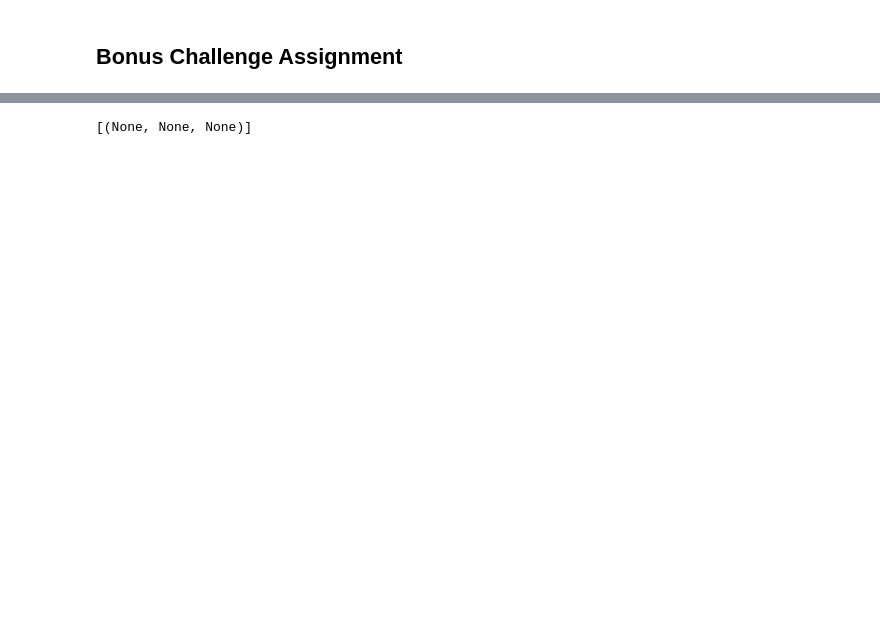
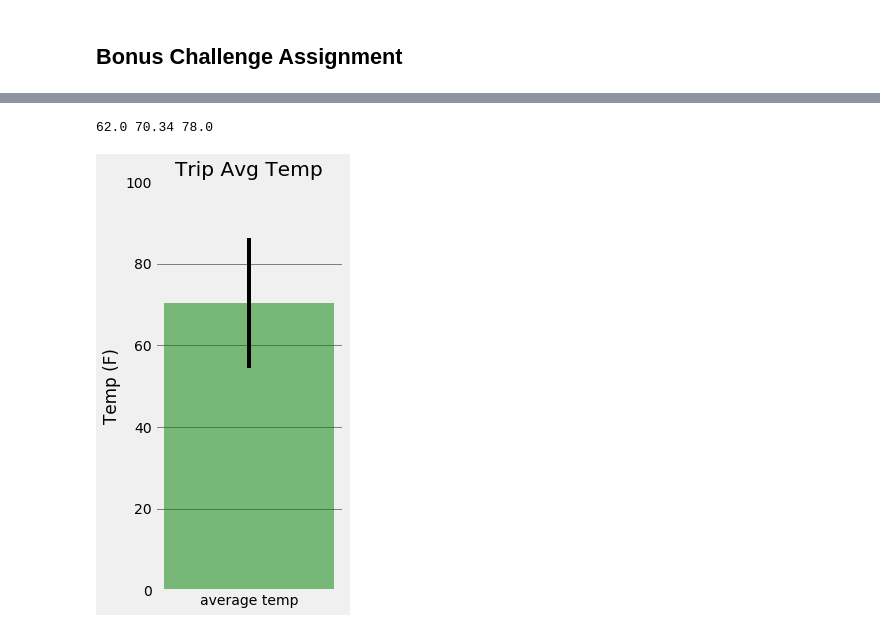
Before and after one commit to jeremyhamley/sqlalchemy-challenge, a Jupyter notebook: sqlalchemy_hawaii.ipynb, the cells around one changed output, grey strips where cells are left out. Cells and saved outputs as stored; diff of their text form; code cells hidden in the pictures; blank space fills up the shorter version.

```diff
--- a/sqlalchemy_hawaii.ipynb
+++ b/sqlalchemy_hawaii.ipynb
@@ -188,30 +222,42 @@ plt.show()
 # and return the minimum, average, and maximum temperatures for that range of dates
 def calc_temps(start_date, end_date):
     """TMIN, TAVG, and TMAX for a list of dates.
-
     Args:
         start_date (string): A date string in the format %Y-%m-%d
         end_date (string): A date string in the format %Y-%m-%d
-
     Returns:
         TMIN, TAVE, and TMAX
     """
-
     return session.query(func.min(Measurement.tobs), func.avg(Measurement.tobs), func.max(Measurement.tobs)).\
         filter(Measurement.date >= start_date).filter(Measurement.date <= end_date).all()
-
-# function usage example
-print(calc_temps('hi', 'hello'))
-# %% [output]
-[(None, None, None)]
 # %%
 # Use your previous function `calc_temps` to calculate the tmin, tavg, and tmax
 # for your trip using the previous year's data for those same dates.
+
+trip_temp_stats = calc_temps('2017-03-01', '2017-03-10')
+trip_min_temp = trip_temp_stats[0][0]
+trip_avg_temp = round(trip_temp_stats[0][1],2)
+trip_max_temp = trip_temp_stats[0][2]
+
+print(trip_min_temp , trip_avg_temp , trip_max_temp)
+# %% [output]
+62.0 70.34 78.0
 # %%
 # Plot the results from your previous query as a bar chart.
 # Use "Trip Avg Temp" as your Title
 # Use the average temperature for the y value
 # Use the peak-to-peak (tmax-tmin) value as the y error bar (yerr)
+
+plt.figure(figsize=(3,7))
+plt.bar("average temp", trip_avg_temp, color='green', alpha=0.5, yerr = (trip_max_temp - trip_min_temp))
+plt.grid(color='grey', axis='y', linewidth=1)
+plt.grid( axis='x', linewidth=0)
+plt.title("Trip Avg Temp")
+plt.yticks(np.arange(0, 110, 20))
+plt.ylabel("Temp (F)")
+plt.show()
+# %% [output]
+[figure, added]
 # %%
 # Calculate the total amount of rainfall per weather station for your trip dates using the previous year's matching dates.
 # Sort this in descending order by precipitation amount and list the station, name, latitude, longitude, and elevation
```
Also changed, not shown: parts of 11 cells of this notebook.
